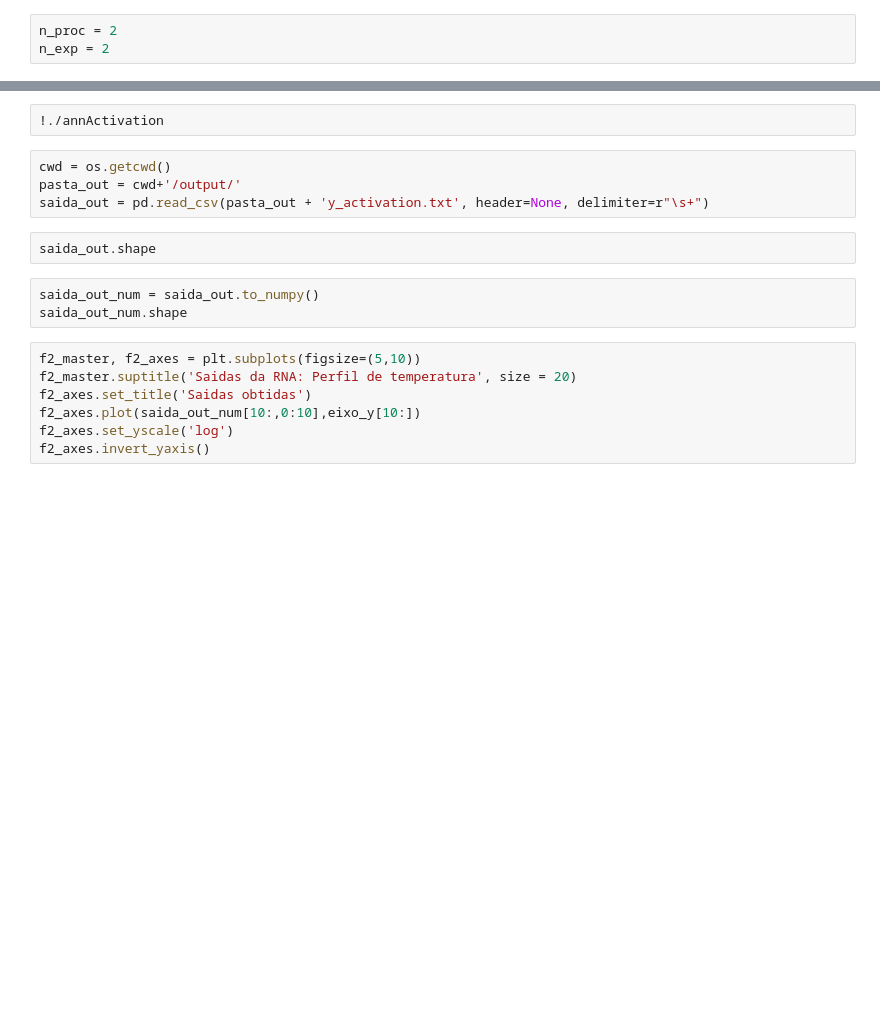
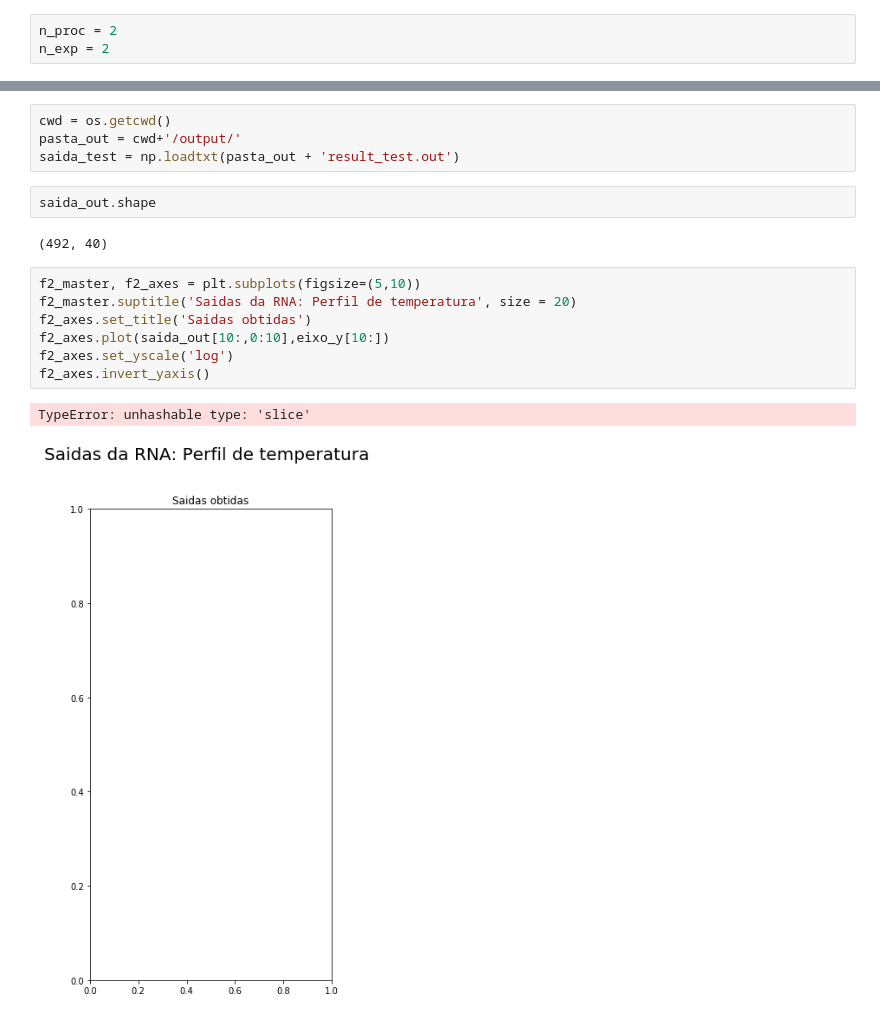
Before and after one commit to sabrinabms/RNA-MPCA, a Jupyter notebook: rna&mpca_local.ipynb, the cells around one changed output, grey strips where cells are left out. Saved outputs shown, nothing was run; the diff lists cells and outputs as text; blank space fills up the shorter version.

```diff
--- a/rna&mpca_local.ipynb
+++ b/rna&mpca_local.ipynb
@@ -98,18 +108,18 @@ At line 262 of file src/annGeneralization.f90 (unit = 1, file = './data/y_gen.tx
-# %%
-!./annActivation
 # %%
 cwd = os.getcwd()
 pasta_out = cwd+'/output/'
-saida_out = pd.read_csv(pasta_out + 'y_activation.txt', header=None, delimiter=r"\s+")
+saida_test = np.loadtxt(pasta_out + 'result_test.out')
 # %%
 saida_out.shape
+# %% [output]
+(492, 40)
-# %%
-saida_out_num = saida_out.to_numpy()
-saida_out_num.shape
 # %%
 f2_master, f2_axes = plt.subplots(figsize=(5,10))
 f2_master.suptitle('Saidas da RNA: Perfil de temperatura', size = 20)
 f2_axes.set_title('Saidas obtidas')
-f2_axes.plot(saida_out_num[10:,0:10],eixo_y[10:])
+f2_axes.plot(saida_out[10:,0:10],eixo_y[10:])
 f2_axes.set_yscale('log')
 f2_axes.invert_yaxis()
+# %% [output]
+TypeError: unhashable type: 'slice'
+[figure, added]
```
Also changed, not shown: parts of 11 cells of this notebook.
